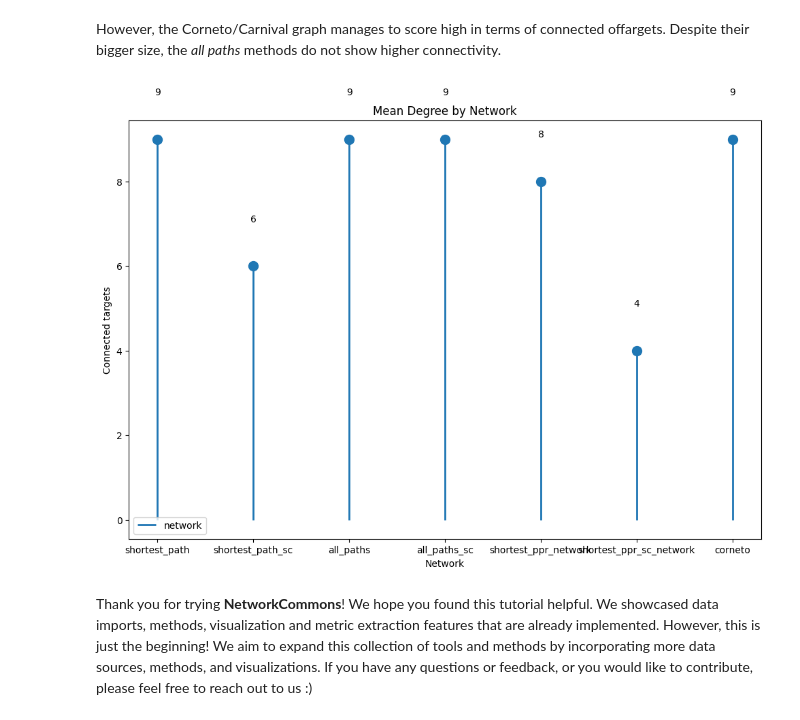
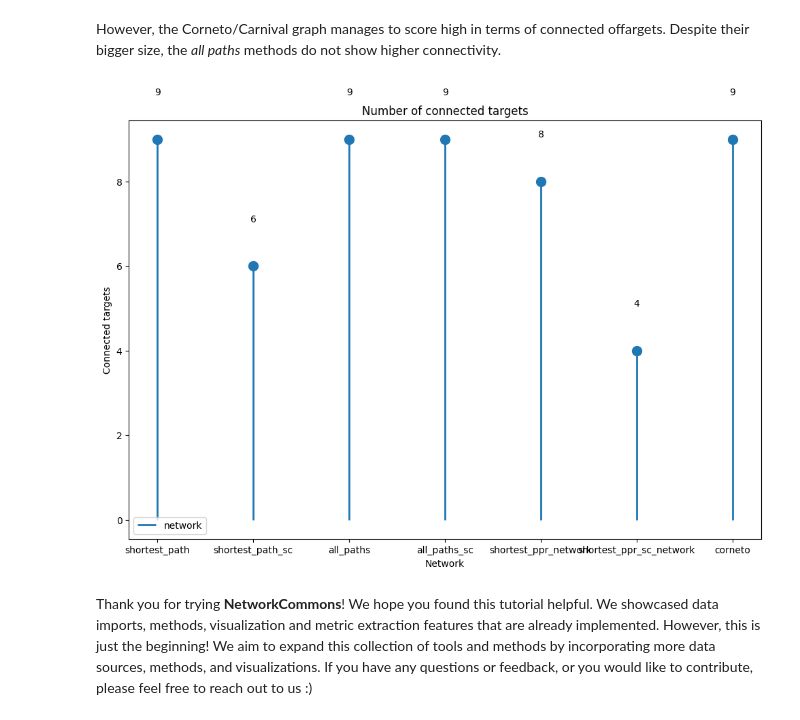
Before and after one commit to saezlab/networkcommons, a Jupyter notebook: docs/src/vignettes/1_simple_example.ipynb, the cells around one changed output. Saved outputs shown, nothing was run; the diff lists cells and outputs as text; code cells hidden in the pictures.

```diff
--- a/docs/src/vignettes/1_simple_example.ipynb
+++ b/docs/src/vignettes/1_simple_example.ipynb
@@ -291,9 +291,9 @@ nc.visual.lollipop_plot(metrics, 'network', 'Number of nodes', orientation='vert
 # %% [markdown]
 However, the Corneto/Carnival graph manages to score high in terms of connected offargets. Despite their bigger size, the *all paths* methods do not show higher connectivity.
 # %%
-nc.visual.lollipop_plot(metrics, 'network', 'Connected targets', orientation='vertical', color_palette='tab10', size=10, linewidth=2, marker='o', title='Mean Degree by Network', render=True)
+nc.visual.lollipop_plot(metrics, 'network', 'Connected targets', orientation='vertical', color_palette='tab10', size=10, linewidth=2, marker='o', title='Number of connected targets', render=True)
 # %% [output]
-[figure, old version]
+[figure, new version]
 # %% [markdown]
 Thank you for trying **NetworkCommons**! We hope you found this tutorial helpful. We showcased data imports, methods, visualization and metric extraction features that are already implemented.
 However, this is just the beginning! We aim to expand this collection of tools and methods by incorporating more data sources, methods, and visualizations.
```
Also changed, not shown: parts of 1 cell of this notebook.
